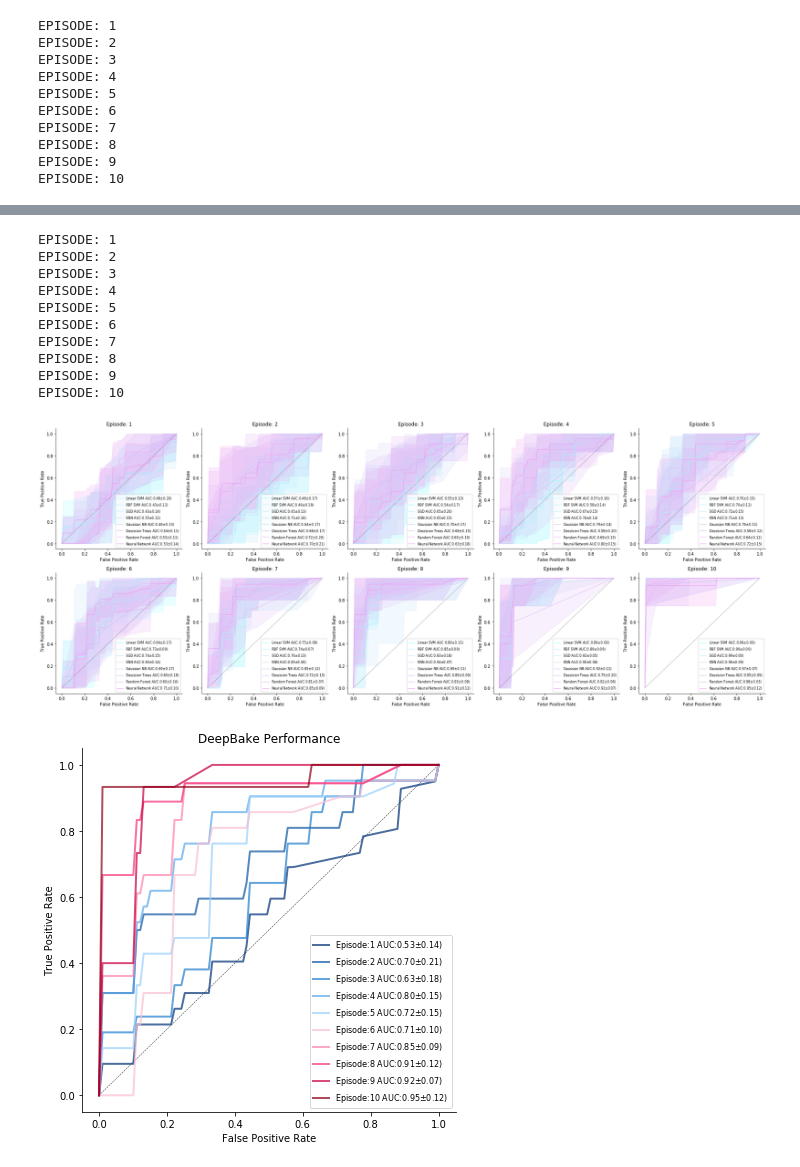
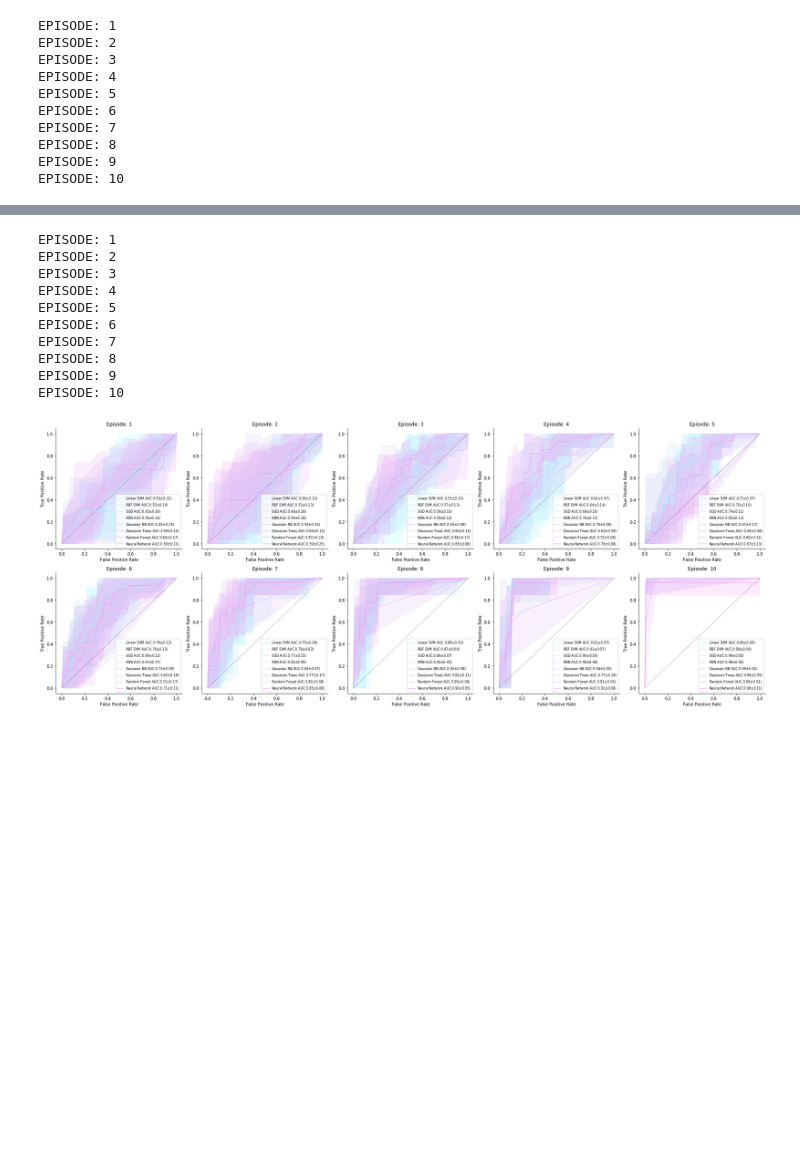
Before and after one commit to dantaki/DeepBake, a Jupyter notebook: NOTEBOOKS/gbbo.technical.feature.training.20190907.ipynb, the cells around one changed output, grey strips where cells are left out. Saved outputs shown, nothing was run; the diff lists cells and outputs as text; code cells hidden in the pictures; blank space fills up the shorter version.

```diff
--- a/NOTEBOOKS/gbbo.technical.feature.training.20190907.ipynb
+++ b/NOTEBOOKS/gbbo.technical.feature.training.20190907.ipynb
@@ -158,6 +148,7 @@ def gbbo_loo(df,clfs,feats):
     for e in episodes:
         # split test and training set
         tmp = df.loc[df['episode']==e]
+        tmp = quantile_scale(tmp)
         print('EPISODE:',e)
         for clf_name in clfs:
             clf = clfs[clf_name]
@@ -253,7 +244,7 @@ def plot_nn_results(results,episodes,ax):
     ax.set_title('DeepBake Performance')
 
 n_rows = 2
-episodes = sorted(list(set(qua['episode'])))
+episodes = sorted(list(set(tech['episode'])))
 n_cols = int(len(episodes)/2)
 sz = 5
 f, axes = plt.subplots(n_rows,n_cols,figsize=(n_cols*sz,n_rows*sz))
@@ -273,21 +316,20 @@ f.show()
 # %%
-#minmax scaling
 feats = ['tech_mean','tech']
-results = gbbo_loo(mms,clfs,feats)
-episodes = sorted(list(set(mms['episode'])))
+results = gbbo_loo_finalist(tech,clfs,feats)
+episodes = sorted(list(set([x[0] for x in results])))
 n_rows = 2
 n_cols = int(len(episodes)/2)
 sz = 5
 f, axes = plt.subplots(n_rows,n_cols,figsize=(n_cols*sz,n_rows*sz))
 plot_results(results,episodes,axes)
 f.tight_layout()
-f.savefig("../FIGURES/gbbo.technical.loo.minmax.clf.results.{}.png".format(timestamp()),dpi=500)
+f.savefig("../FIGURES/gbbo.technical.loo.norm.clf.results.finalists.{}.png".format(timestamp()),dpi=500)
 f.show()
 
 f, ax = plt.subplots(1,1,figsize=(6,6))
 plot_nn_results(results,episodes,ax)
 f.tight_layout()
-f.savefig("../FIGURES/gbbo.technical.loo.minmax.deepbake.results.{}.png".format(timestamp()),dpi=500)
+f.savefig("../FIGURES/gbbo.technical.loo.norm.deepbake.results.finalists.{}.png".format(timestamp()),dpi=500)
 f.show()
 # %% [output]
 EPISODE: 1
@@ -305,23 +347,27 @@ EPISODE: 10
 # %%
-# function to test the evalutation on finalists
-# that's to treat class labels 1 and 2 as the same
-def gbbo_loo_finalist(df,clfs,feats):
+# Stratified Cross Validation
+from sklearn.model_selection import StratifiedKFold
+def gbbo_scv_finalist(df,clfs,feats):
     results={} #(episodes,classifiers) = [ ]
     # then once the results are evaluated, take the mean and 95%
-    seasons = sorted(list(set(df['season'])))
     episodes= sorted(list(set(df['episode'])))
-
+    #initalize the straified cross validation object
+    skf = StratifiedKFold(n_splits=5,random_state=42)
     for e in episodes:
         # split test and training set
         tmp = df.loc[df['episode']==e]
+        tmp = quantile_scale(tmp)
+        X,y = np.matrix(tmp[feats]),np.array(tmp['place'])
+        skf.get_n_splits(X,y)
+
         print('EPISODE:',e)
         for clf_name in clfs:
             clf = clfs[clf_name]
             tprs, aucs, mean_fpr= [], [], np.linspace(0, 1, 100)
-
-            for s in seasons:
-                X_train, y_train, X_test, y_test = return_training_test_sets(tmp,feats,s)
-
+            # stratified cross validation
+            for train, test in skf.split(X,y):
+                X_train, y_train = X[train], y[train]
+                X_test, y_test = X[test], y[test]
                 # skip if there are no episode data for the test season
                 if len(X_test)==0: continue
                 classes = sorted(list(set(y_train)))
@@ -355,32 +401,24 @@ def gbbo_loo_finalist(df,clfs,feats):
     return results
 # %%
 feats = ['tech_mean','tech']
-results = gbbo_loo_finalist(qua,clfs,feats)
+results = gbbo_scv_finalist(tech,clfs,feats)
 episodes = sorted(list(set([x[0] for x in results])))
 n_rows = 2
 n_cols = int(len(episodes)/2)
 sz = 5
 f, axes = plt.subplots(n_rows,n_cols,figsize=(n_cols*sz,n_rows*sz))
 plot_results(results,episodes,axes)
 f.tight_layout()
-f.savefig("../FIGURES/gbbo.technical.loo.norm.clf.results.finalists.{}.png".format(timestamp()),dpi=500)
-f.show()
-
-f, ax = plt.subplots(1,1,figsize=(6,6))
-plot_nn_results(results,episodes,ax)
-f.tight_layout()
-f.savefig("../FIGURES/gbbo.technical.loo.norm.deepbake.results.finalists.{}.png".format(timestamp()),dpi=500)
-f.show()
+f.savefig("../FIGURES/gbbo.technical.scv.norm.clf.results.finalists.{}.png".format(timestamp()),dpi=500)
 # %% [output]
 EPISODE: 1
 EPISODE: 2
 EPISODE: 3
 EPISODE: 4
 EPISODE: 5
 EPISODE: 6
 EPISODE: 7
 EPISODE: 8
 EPISODE: 9
 EPISODE: 10
-[figure, old version]
+[figure, new version]
-[figure, removed]
```
Also changed, not shown: parts of 11 cells of this notebook, 20 other files.
